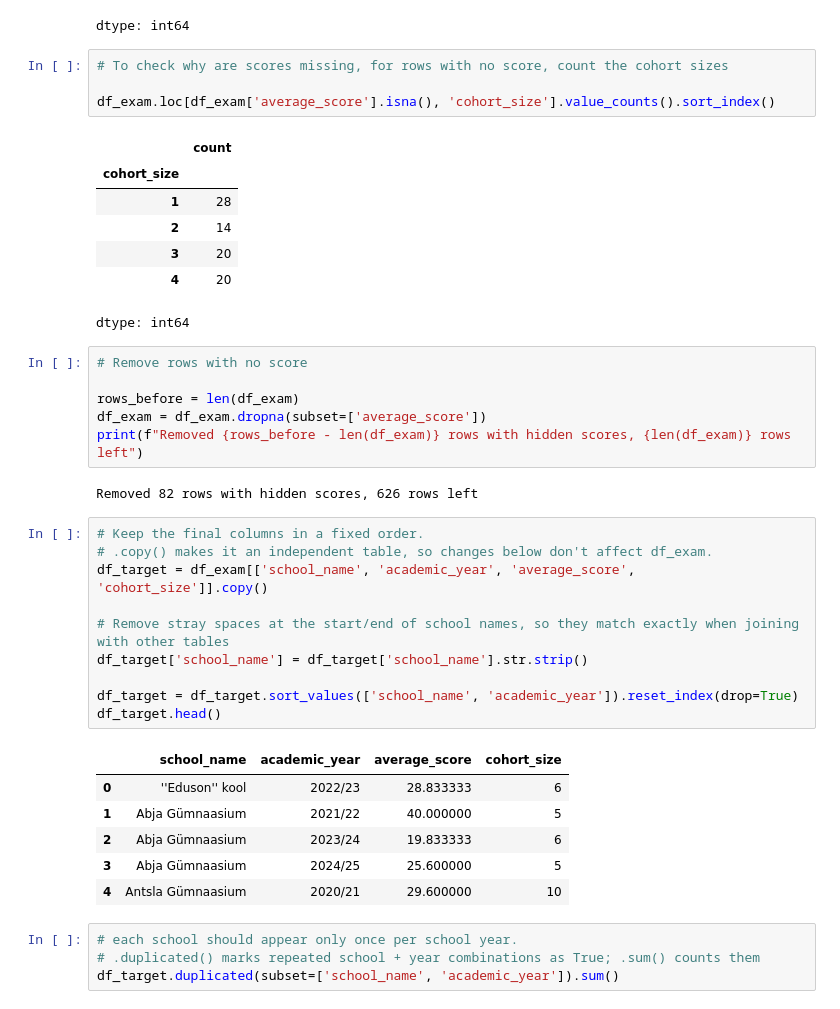
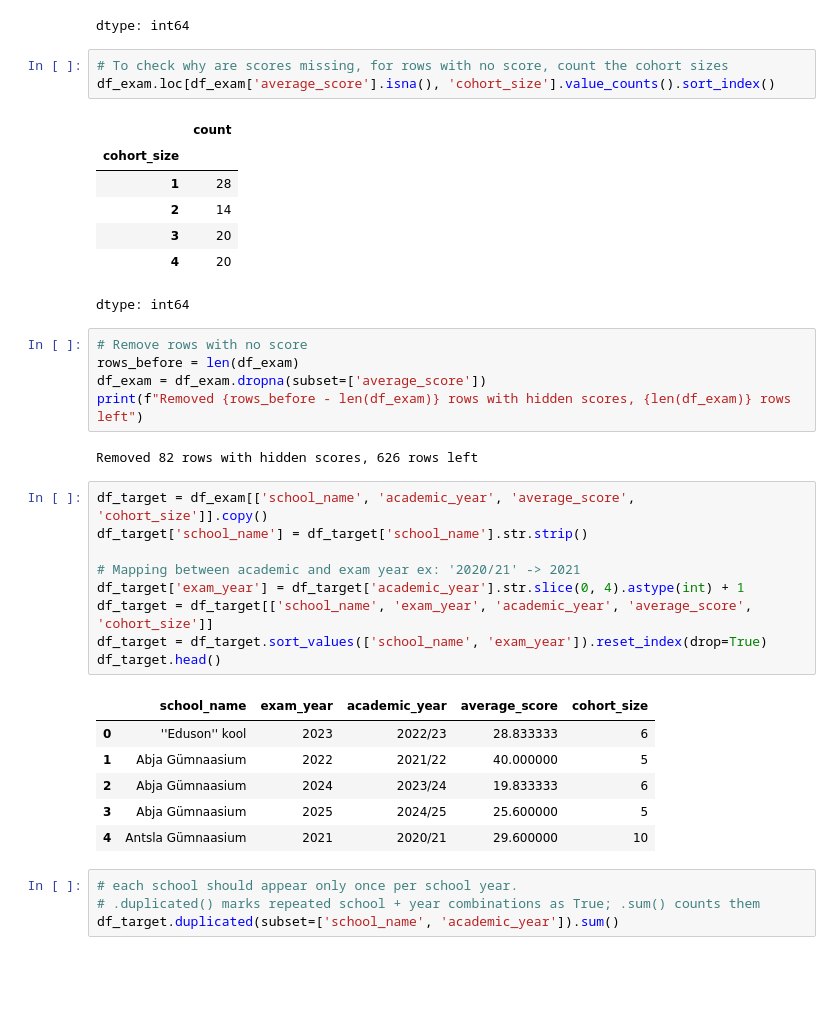
Before and after one commit to valpar/estonia-exam-gap, a Jupyter notebook: notebooks/Features.ipynb, the cells around one changed output. Cells and saved outputs as stored; diff of their text form; blank space fills up the shorter version.

```diff
--- a/notebooks/Features.ipynb
+++ b/notebooks/Features.ipynb
@@ -150,7 +136,6 @@ df_exam.isna().sum()
 dtype: int64
 # %%
 # To check why are scores missing, for rows with no score, count the cohort sizes
-
 df_exam.loc[df_exam['average_score'].isna(), 'cohort_size'].value_counts().sort_index()
 # %% [output]
 |  | count |
@@ -162,29 +147,27 @@ df_exam.loc[df_exam['average_score'].isna(), 'cohort_size'].value_counts().sort_
 dtype: int64
 # %%
 # Remove rows with no score
-
 rows_before = len(df_exam)
 df_exam = df_exam.dropna(subset=['average_score'])
 print(f"Removed {rows_before - len(df_exam)} rows with hidden scores, {len(df_exam)} rows left")
 # %% [output]
 Removed 82 rows with hidden scores, 626 rows left
-# %%
-# Keep the final columns in a fixed order.
-# .copy() makes it an independent table, so changes below don't affect df_exam.
-df_target = df_exam[['school_name', 'academic_year', 'average_score', 'cohort_size']].copy()
-
-# Remove stray spaces at the start/end of school names, so they match exactly when joining with other tables
-df_target['school_name'] = df_target['school_name'].str.strip()
-
-df_target = df_target.sort_values(['school_name', 'academic_year']).reset_index(drop=True)
-df_target.head()
-# %% [output]
-|  | school_name | academic_year | average_score | cohort_size |
-| 0 | ''Eduson'' kool | 2022/23 | 28.833333 | 6 |
-| 1 | Abja Gümnaasium | 2021/22 | 40.000000 | 5 |
-| 2 | Abja Gümnaasium | 2023/24 | 19.833333 | 6 |
-| 3 | Abja Gümnaasium | 2024/25 | 25.600000 | 5 |
-| 4 | Antsla Gümnaasium | 2020/21 | 29.600000 | 10 |
+# %%
+df_target = df_exam[['school_name', 'academic_year', 'average_score', 'cohort_size']].copy()
+df_target['school_name'] = df_target['school_name'].str.strip()
+
+# Mapping between academic and exam year ex: '2020/21' -> 2021
+df_target['exam_year'] = df_target['academic_year'].str.slice(0, 4).astype(int) + 1
+df_target = df_target[['school_name', 'exam_year', 'academic_year', 'average_score', 'cohort_size']]
+df_target = df_target.sort_values(['school_name', 'exam_year']).reset_index(drop=True)
+df_target.head()
+# %% [output]
+|  | school_name | exam_year | academic_year | average_score | cohort_size |
+| 0 | ''Eduson'' kool | 2023 | 2022/23 | 28.833333 | 6 |
+| 1 | Abja Gümnaasium | 2022 | 2021/22 | 40.000000 | 5 |
+| 2 | Abja Gümnaasium | 2024 | 2023/24 | 19.833333 | 6 |
+| 3 | Abja Gümnaasium | 2025 | 2024/25 | 25.600000 | 5 |
+| 4 | Antsla Gümnaasium | 2021 | 2020/21 | 29.600000 | 10 |
 # %%
 # each school should appear only once per school year.
 # .duplicated() marks repeated school + year combinations as True; .sum() counts them
```
Also changed, not shown: parts of 44 cells of this notebook.
